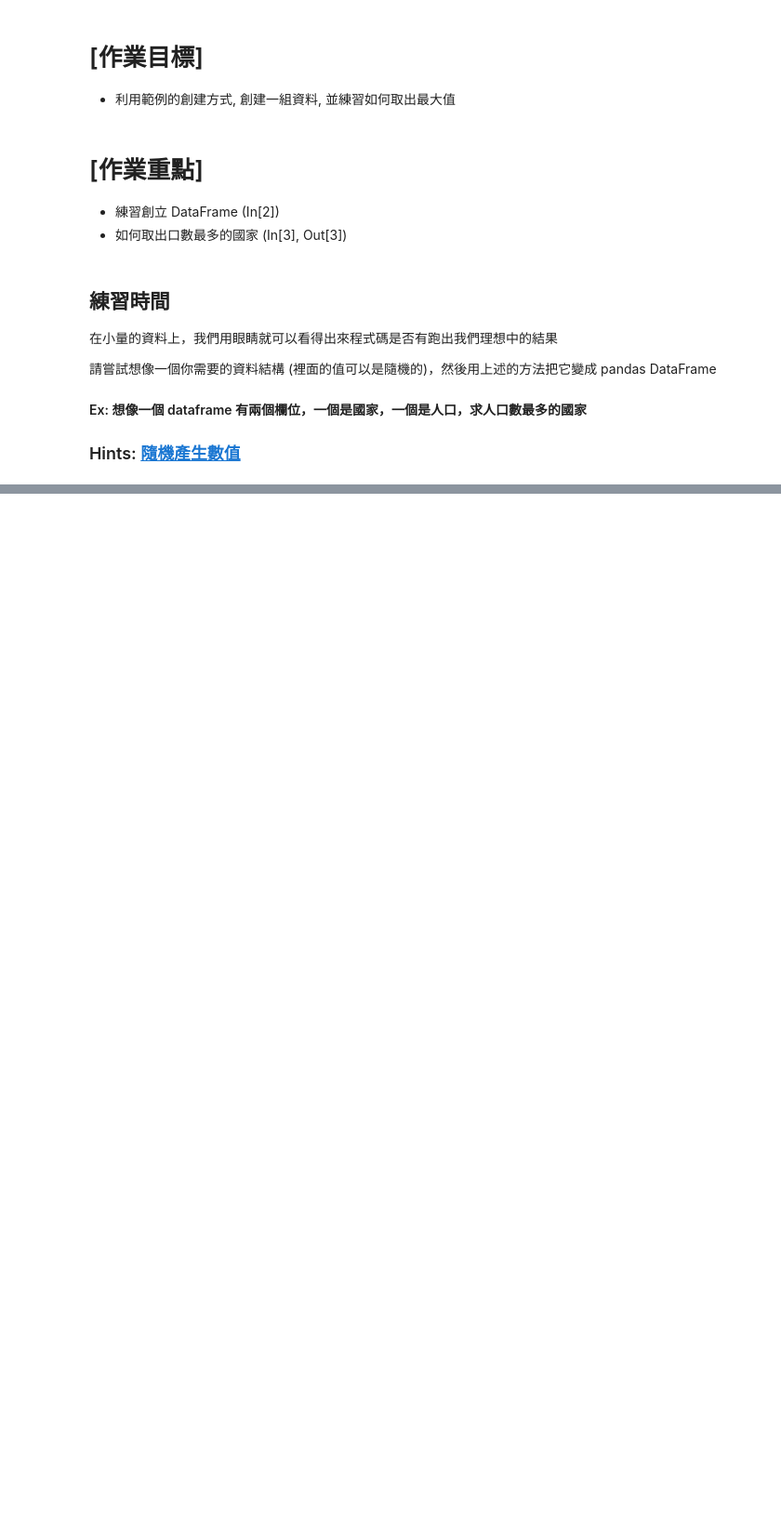
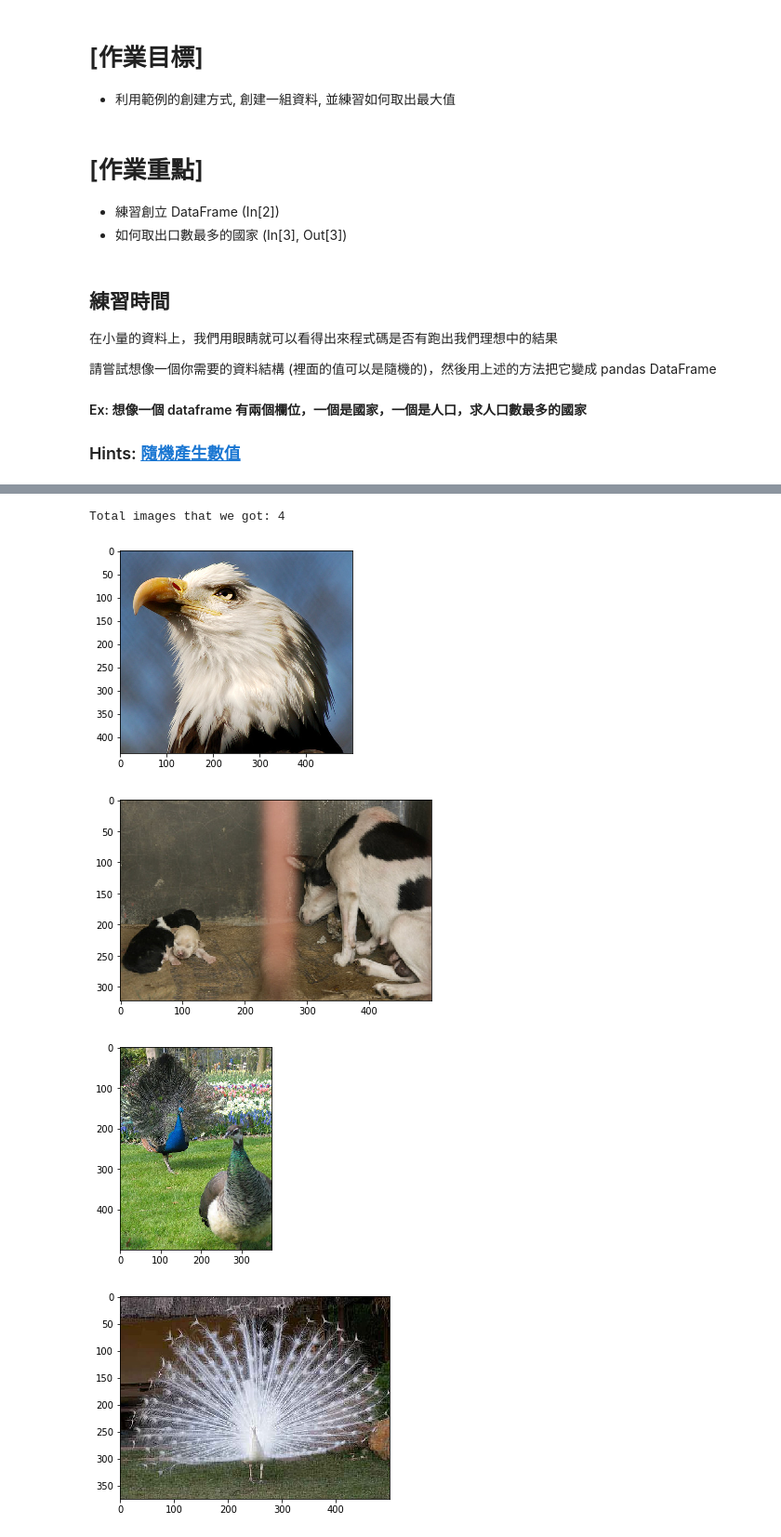
Before and after one commit to benjiepan/ML100Days, a Jupyter notebook: homework/Day_005_HW.ipynb, the cells around one changed output, grey strips where cells are left out. Shown at 93% size. Saved outputs shown, nothing was run; the diff lists cells and outputs as text; code cells hidden in the pictures; blank space fills up the shorter version.

```diff
--- a/homework/Day_005_HW.ipynb
+++ b/homework/Day_005_HW.ipynb
@@ -36,0 +130,33 @@ df.loc[df['人口'] == df['人口'].max()]
+# %%
+def img2arr_fromURLs(url_list, resize = False):
+    """
+    請完成這個 Function
+    Args
+        - url_list: list of URLs
+        - resize: bool
+    Return
+        - list of array
+    """
+    img_list = []
+    for url in url_list:
+        response = requests.get(url)
+        try:
+            img = Image.open(BytesIO(response.content))
+            img = np.array(img)
+            img_list.append(img)
+        except:
+            pass
+    return img_list
+# %%
+result = img2arr_fromURLs(df[0:5]['url'].values)
+print("Total images that we got: %i " % len(result)) # 如果不等於 5, 代表有些連結失效囉
+
+for im_get in result:
+    plt.imshow(im_get)
+    plt.show()
+# %% [output]
+Total images that we got: 4
+[figure, added]
+[figure, added]
+[figure, added]
+[figure, added]
```
Also changed, not shown: parts of 13 cells of this notebook.
